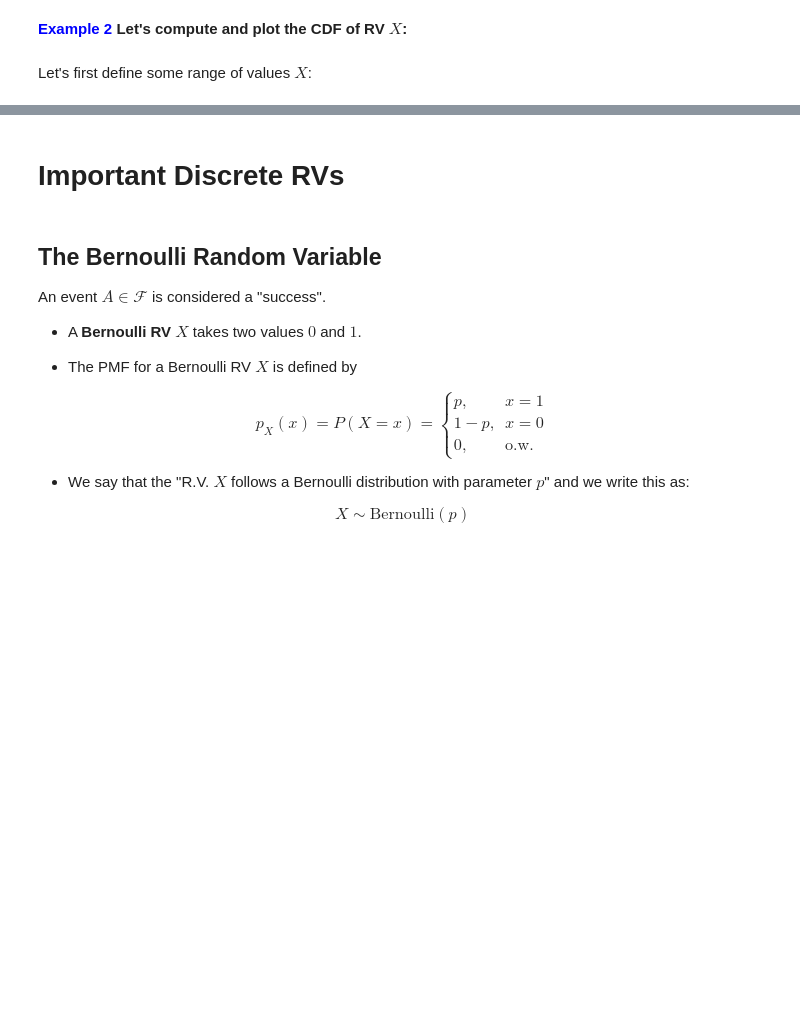
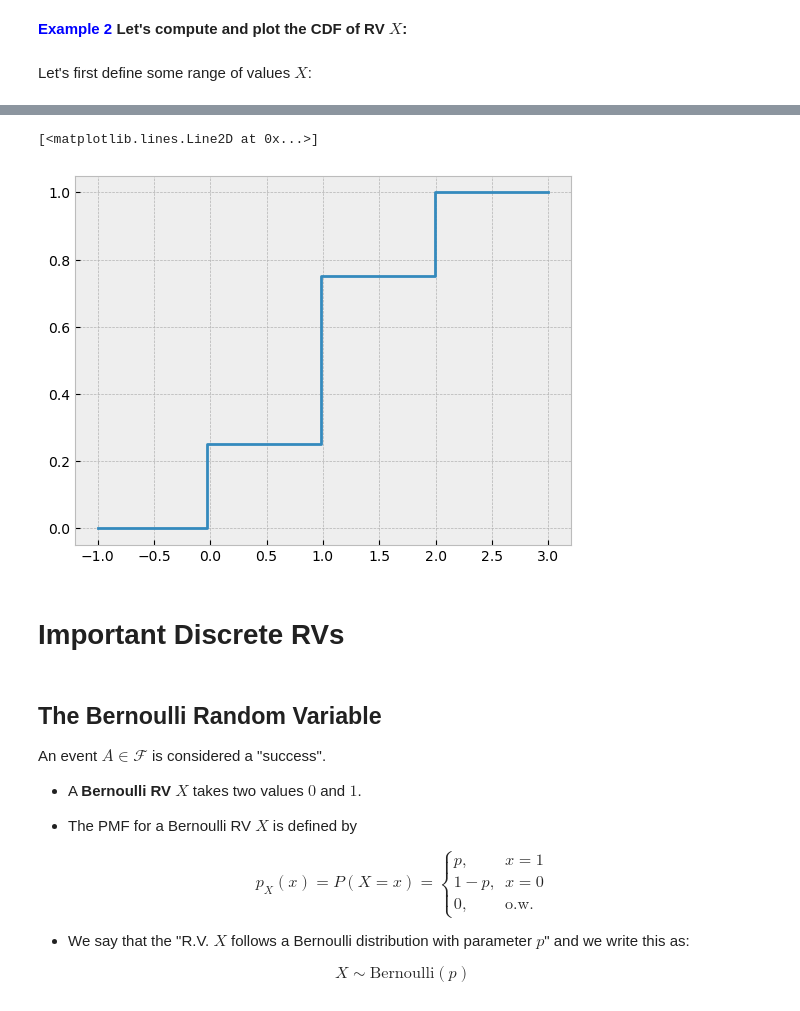
Before and after one commit to tyler-ruble/eel3850S25, a Jupyter notebook: lectures/lecture06-RandomVariables/lecture6-discreteRV-in-class-edits.ipynb, the cells around one changed output, grey strips where cells are left out. Cells and saved outputs as stored; diff of their text form; code cells hidden in the pictures; blank space fills up the shorter version.

```diff
--- a/lectures/lecture06-RandomVariables/lecture6-discreteRV-in-class-edits.ipynb
+++ b/lectures/lecture06-RandomVariables/lecture6-discreteRV-in-class-edits.ipynb
@@ -22,3 +22,10 @@
 import scipy.stats as stats
 # %% [markdown]
 **<font color=blue>Example 1</font> Let's implement the discrete RV $X$ for ``the number of heads in two tosses of a fair coin)'':**
+# %%
+vals = [0, 1, 2]
+probs =[1/4, 1/2, 1/4]
+# %%
+#?stats.rv_discrete
+X = stats.rv_discrete(values = (vals, probs))
+X
@@ -32,3 +73,5 @@ What is the PMF at point $x=2$, i.e., $p_X(2)$?
 **<font color=blue>Example 2</font> Let's compute and plot the CDF of RV $X$:**
 # %% [markdown]
 Let's first define some range of values $X$:
+# %%
+x = np.linspace(-1, 3, 100)
@@ -35,3 +91,8 @@ Let's first define some range of values $X$:
+# %%
+plt.step(x, X.cdf(x))
+# %% [output]
+[<matplotlib.lines.Line2D at 0x...>]
+[figure, added]
 # %% [markdown]
 # Important Discrete RVs
 # %% [markdown]
```
Also changed, not shown: parts of 26 cells of this notebook.
